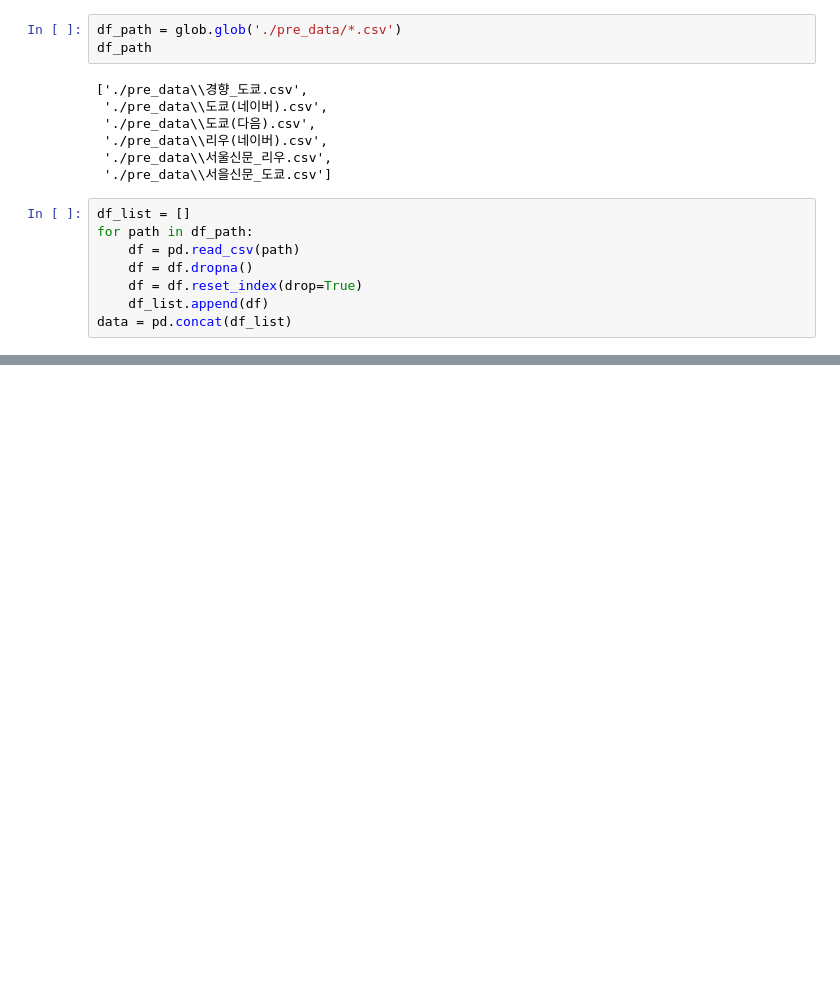
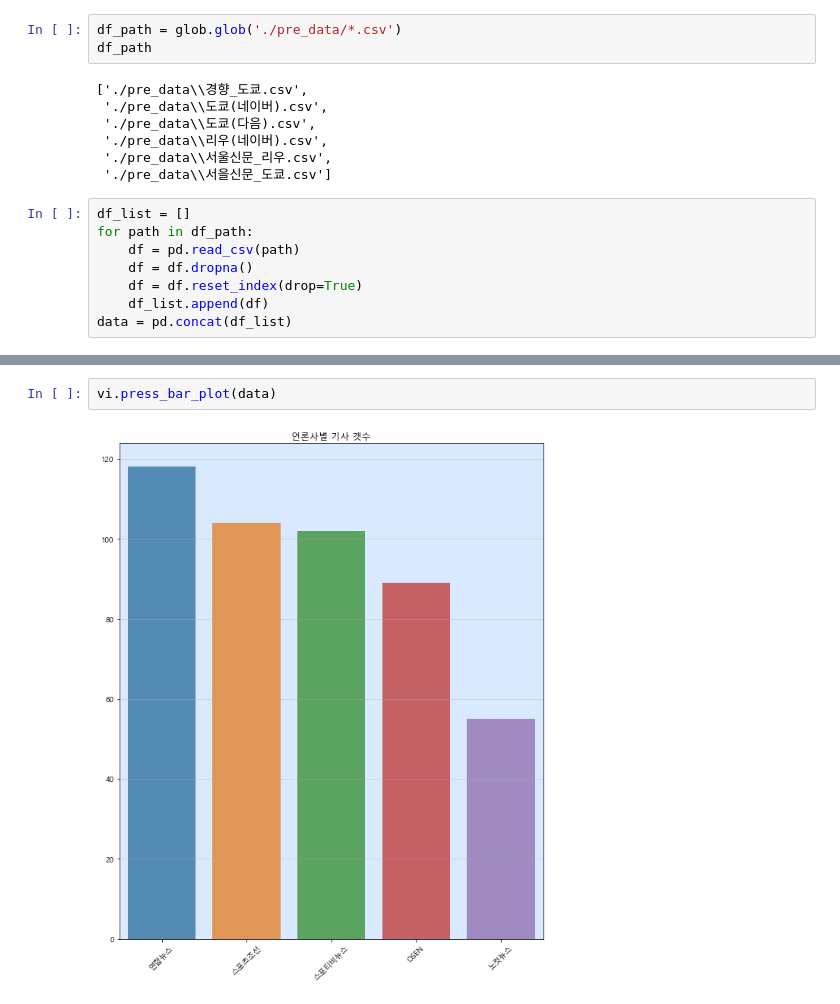
Before and after one commit to HeeSeoung/BigDataTeamProject, a Jupyter notebook: jinwoo/test.ipynb, the cells around one changed output, grey strips where cells are left out. Cells and saved outputs as stored; diff of their text form; blank space fills up the shorter version.

```diff
--- a/jinwoo/test.ipynb
+++ b/jinwoo/test.ipynb
@@ -77,0 +51,4 @@ sns.lineplot(x=dates_sr.index, y=dates_sr.values)
+# %%
+vi.press_bar_plot(data)
+# %% [output]
+[figure, added]
```
Also changed, not shown: parts of 7 cells of this notebook, 1 other file.
